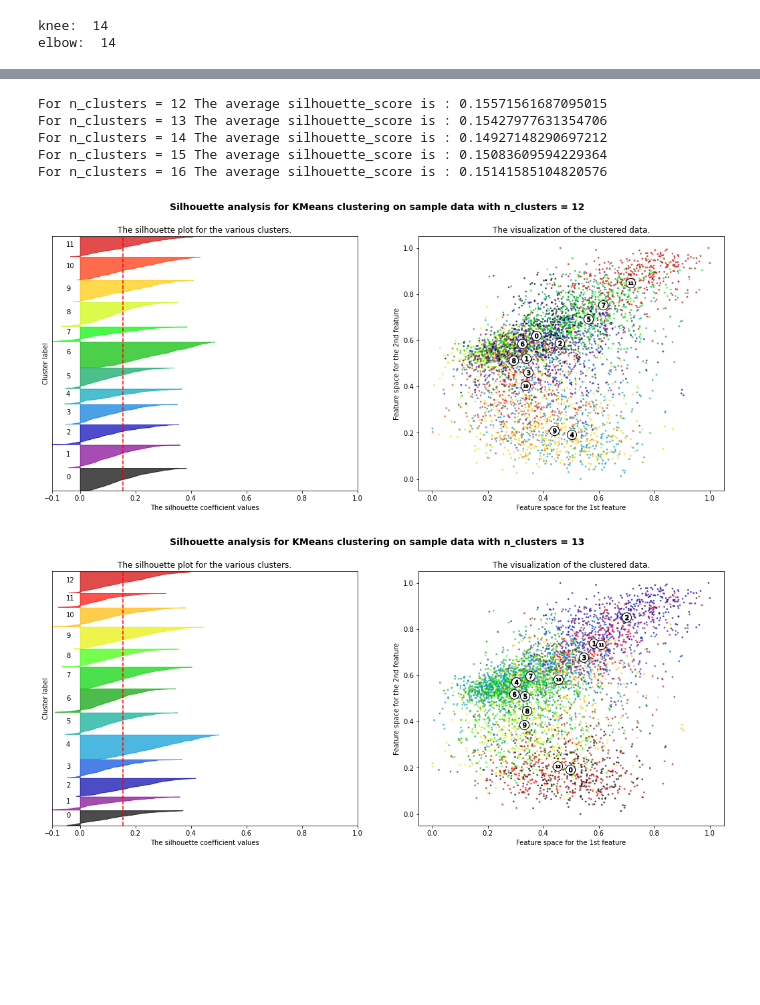
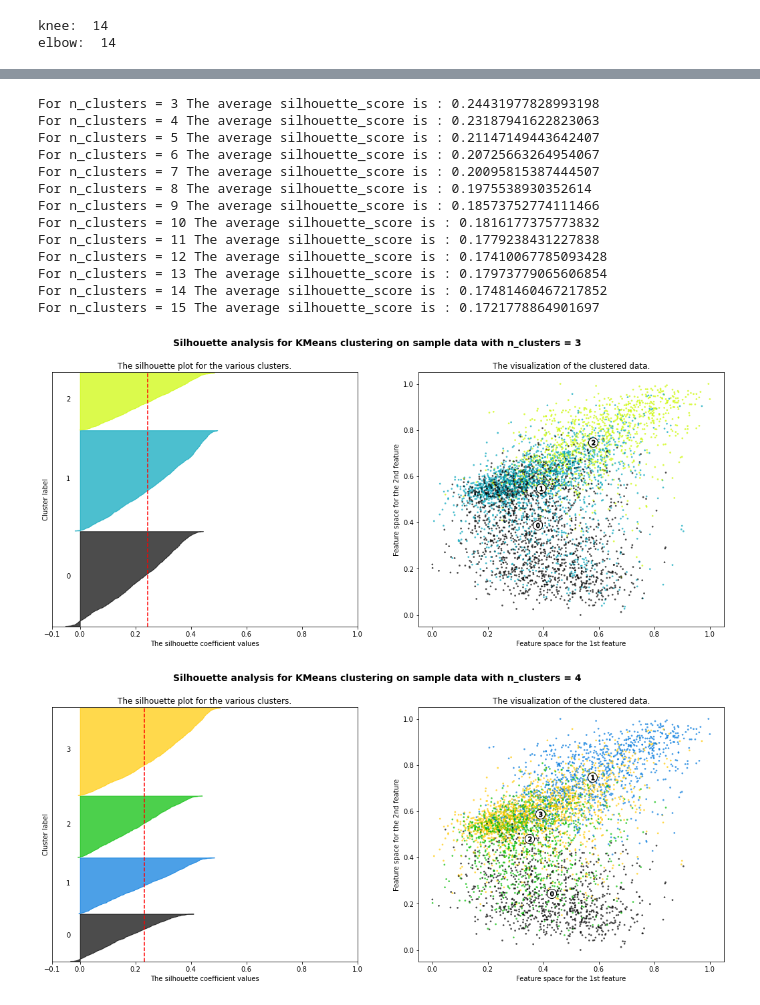
Before and after one commit to michelepapucci/data-mining-project, a Jupyter notebook: data_clustering.ipynb, the cells around one changed output, grey strips where cells are left out. Cells and saved outputs as stored; diff of their text form; code cells hidden in the pictures; blank space fills up the shorter version.

```diff
--- a/data_clustering.ipynb
+++ b/data_clustering.ipynb
@@ -24,6 +23,6 @@ from kneed import KneeLocator
 warnings.filterwarnings('ignore')
 # %%
 df = pd.read_csv(r"data/data_understanding_output.csv",skipinitialspace=True)
-df_train = df.drop(['word','PoS', 'polysemy', 'length', 'number_of_meanings', 'avg_variance_between_meanings', 'log_freq', 'sentiment'], axis=1)
-df_train.dtypes
+df = df.drop(['word','PoS', 'polysemy', 'length', 'number_of_meanings', 'avg_variance_between_meanings', 'sentiment'], axis=1)
+df.corr()
 # %% [output]
@@ -39,0 +40,3 @@ dtype: object
+# %%
+df_train = df.drop(['concreteness', 'semsize', 'dominance', 'log_freq'], axis=1)
+df_train.corr()
@@ -74,3 +85,11 @@ print("elbow: ", kl.elbow)
 # %% [output]
 knee:  14
 elbow:  14
+# %%
+sil_list = []
+max_k = 70
+for k in range(2,max_k):
+    kmeans = KMeans(init='k-means++', n_clusters=k, n_init=10, max_iter=100, )
+    kmeans.fit(X_minmax)
+    sil = silhouette_score(X_minmax, kmeans.labels_)
+    sil_list.append(sil)
@@ -77,5 +101,5 @@ elbow:  14
 # %%
-range_n_clusters = [12, 13, 14, 15, 16]
+range_n_clusters = [3,4,5,6,7,8,9,10,11,12,13,14,15]
 
 for n_clusters in range_n_clusters:
     # Create a subplot with 1 row and 2 columns
@@ -154,37 +178,45 @@ for n_clusters in range_n_clusters:
 
     # Labeling the clusters
     centers = clusterer.cluster_centers_
     # Draw white circles at cluster centers
     ax2.scatter(
         centers[:, 0],
         centers[:, 1],
         marker="o",
         c="white",
         alpha=1,
         s=200,
         edgecolor="k",
     )
 
     for i, c in enumerate(centers):
         ax2.scatter(c[0], c[1], marker="$%d$" % i, alpha=1, s=50, edgecolor="k")
 
     ax2.set_title("The visualization of the clustered data.")
     ax2.set_xlabel("Feature space for the 1st feature")
     ax2.set_ylabel("Feature space for the 2nd feature")
 
     plt.suptitle(
         "Silhouette analysis for KMeans clustering on sample data with n_clusters = %d"
         % n_clusters,
         fontsize=14,
         fontweight="bold",
     )
 
 plt.show()
 # %% [output]
-For n_clusters = 12 The average silhouette_score is : 0.15571561687095015
-For n_clusters = 13 The average silhouette_score is : 0.15427977631354706
-For n_clusters = 14 The average silhouette_score is : 0.14927148290697212
-For n_clusters = 15 The average silhouette_score is : 0.15083609594229364
-For n_clusters = 16 The average silhouette_score is : 0.15141585104820576
+For n_clusters = 3 The average silhouette_score is : 0.24431977828993198
+For n_clusters = 4 The average silhouette_score is : 0.23187941622823063
+For n_clusters = 5 The average silhouette_score is : 0.21147149443642407
+For n_clusters = 6 The average silhouette_score is : 0.20725663264954067
+For n_clusters = 7 The average silhouette_score is : 0.20095815387444507
+For n_clusters = 8 The average silhouette_score is : 0.1975538930352614
+For n_clusters = 9 The average silhouette_score is : 0.18573752774111466
+For n_clusters = 10 The average silhouette_score is : 0.1816177375773832
+For n_clusters = 11 The average silhouette_score is : 0.1779238431227838
+For n_clusters = 12 The average silhouette_score is : 0.17410067785093428
+For n_clusters = 13 The average silhouette_score is : 0.17973779065606854
+For n_clusters = 14 The average silhouette_score is : 0.17481460467217852
+For n_clusters = 15 The average silhouette_score is : 0.1721778864901697
-[figure, old version]
+[figure, new version]
-[figure, old version]
+[figure, new version]
```
Also changed, not shown: parts of 9 cells of this notebook, 3 other files.
